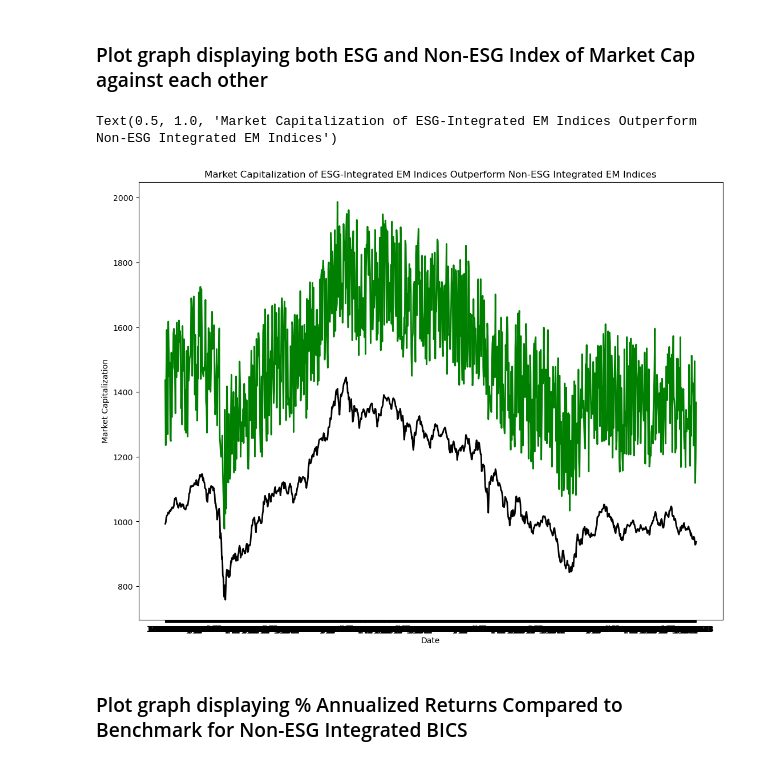
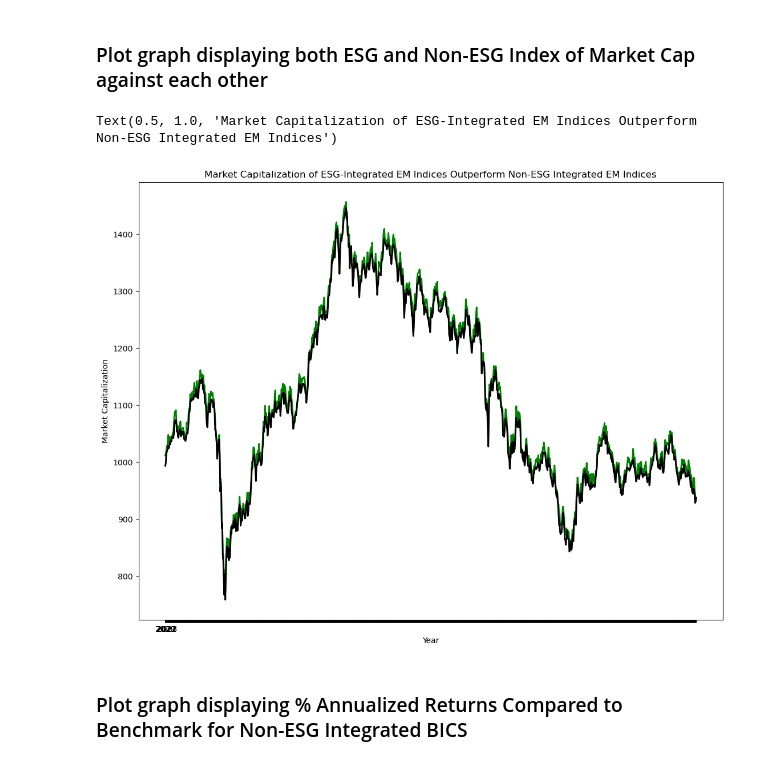
Before and after one commit to avnikadubey/as.180.369, a Jupyter notebook: contrib/avnikadubey/class-07-dataset_integration/ESG Data Regression.ipynb, the cells around one changed output. Drawn from its saved outputs; the diff is of its cells as text; code cells hidden in the pictures.

```diff
--- a/contrib/avnikadubey/class-07-dataset_integration/ESG Data Regression.ipynb
+++ b/contrib/avnikadubey/class-07-dataset_integration/ESG Data Regression.ipynb
@@ -21,7 +21,7 @@ import datetime
 # %% [markdown]
 ### **Loading the dataset**
 # %%
-data = pd.read_csv("emdset 1.csv")
+data = pd.read_csv("emdset 2.csv")
 # %%
 df = data.copy()
 # %% [markdown]
@@ -104,25 +104,28 @@ The difference between the means of the ESG and Non-ESG indexes is 386.816874400
 ### Plot graph displaying both ESG and Non-ESG Index of Market Cap against each other
 # %%
 #Assign different columns of data into different series
-ESG = data['ESG EM (Adjusted)']
-NonESG = data['Non ESG EM (Adjusted)']
+ESG = data['ESG EM']
+NonESG = data['Non ESG EM (Value)']
 Date = data['Date']
 # %%
 #Attempt at constructing a graph
 fig=plt.figure()
 myaxes=fig.add_axes([0.1,0.1,1.6,1.6])
 
 #Add data to the graph
 myaxes.plot(Date, ESG,'green',lw=2)
 myaxes.plot(Date, NonESG,'black',lw=2)
 
 #Set labels
-myaxes.set_xlabel('Date')
+myaxes.set_xlabel('Year')
+myaxes.set_xticklabels([2019,2020,2021,2022,2023])
 myaxes.set_ylabel('Market Capitalization')
 myaxes.set_title(label="Market Capitalization of ESG-Integrated EM Indices Outperform Non-ESG Integrated EM Indices")
+#myaxes.legend()
+#Struggled to correct x-axis and put in a legend
 # %% [output]
 Text(0.5, 1.0, 'Market Capitalization of ESG-Integrated EM Indices Outperform Non-ESG Integrated EM Indices')
-[figure, old version]
+[figure, new version]
 # %% [markdown]
 ### Plot graph displaying % Annualized Returns Compared to Benchmark for Non-ESG Integrated BICS
 # %%
```
Also changed, not shown: parts of 8 cells of this notebook.
